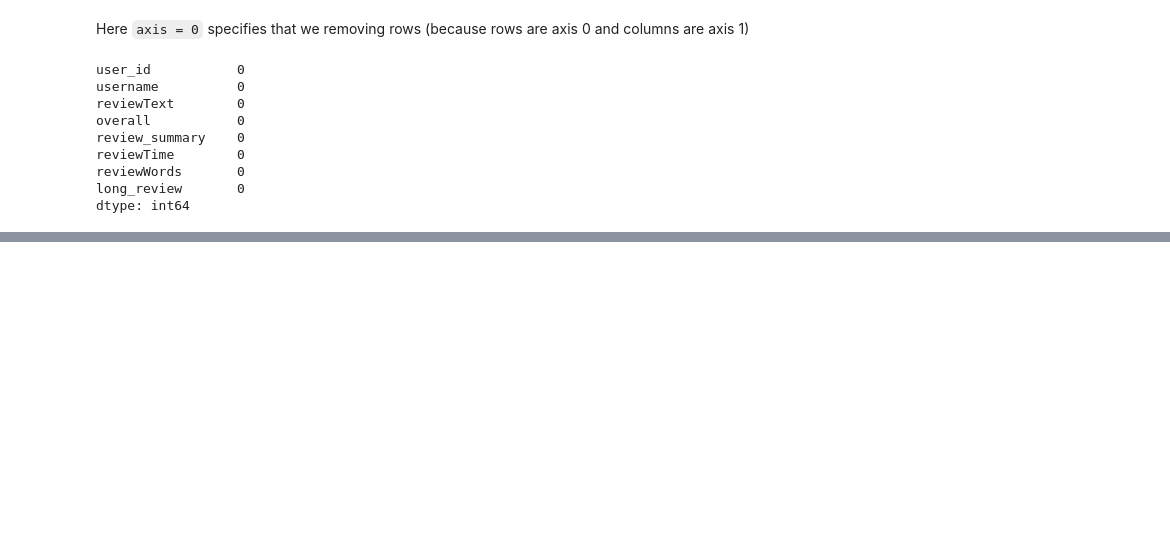
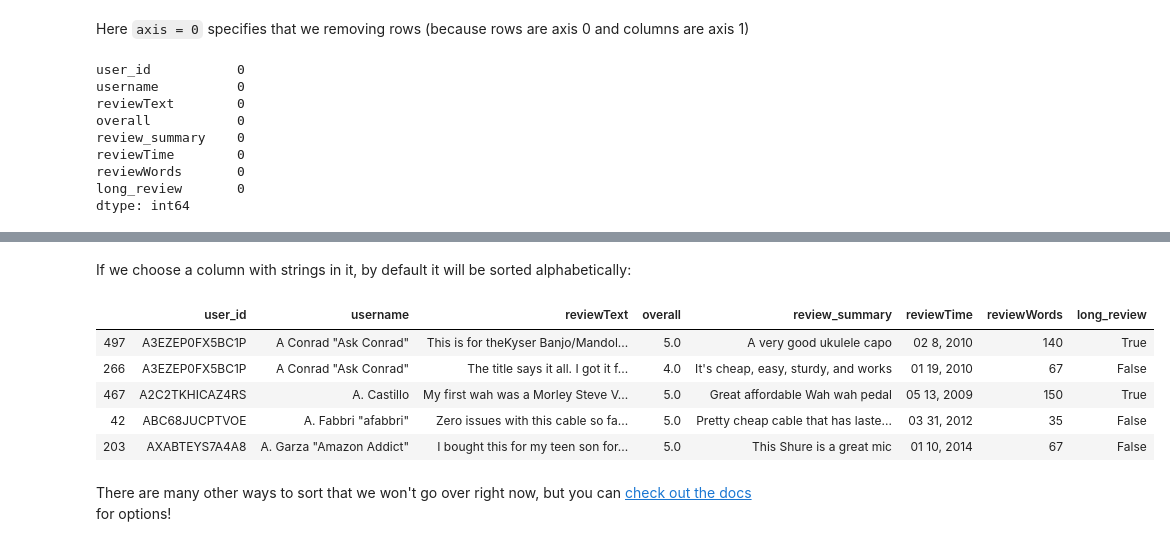
Before and after one commit to Justice-Through-Code/fall_2020, a Jupyter notebook: lessons/jupyter_notebooks/data_cleaning.ipynb, the cells around one changed output, grey strips where cells are left out. Cells and saved outputs as stored; diff of their text form; code cells hidden in the pictures; blank space fills up the shorter version.

Commit message:
work on data cleaning challenge

```diff
--- a/lessons/jupyter_notebooks/data_cleaning.ipynb
+++ b/lessons/jupyter_notebooks/data_cleaning.ipynb
@@ -430,0 +465,13 @@ For this challenge in this class, make an awesome python function!
+# %% [markdown]
+If we choose a column with strings in it, by default it will be sorted alphabetically:
+# %%
+reviews.sort_values('username').head()
+# %% [output]
+|  | user_id | username | reviewText | overall | review_summary | reviewTime | reviewWords | long_review |
+| 497 | A3EZEP0FX5BC1P | A Conrad "Ask Conrad" | This is for theKyser Banjo/Mandol... | 5.0 | A very good ukulele capo | 02 8, 2010 | 140 | True |
+| 266 | A3EZEP0FX5BC1P | A Conrad "Ask Conrad" | The title says it all. I got it f... | 4.0 | It's cheap, easy, sturdy, and works | 01 19, 2010 | 67 | False |
+| 467 | A2C2TKHICAZ4RS | A. Castillo | My first wah was a Morley Steve V... | 5.0 | Great affordable Wah wah pedal | 05 13, 2009 | 150 | True |
+| 42 | ABC68JUCPTVOE | A. Fabbri "afabbri" | Zero issues with this cable so fa... | 5.0 | Pretty cheap cable that has laste... | 03 31, 2012 | 35 | False |
+| 203 | AXABTEYS7A4A8 | A. Garza "Amazon Addict" | I bought this for my teen son for... | 5.0 | This Shure is a great mic | 01 10, 2014 | 67 | False |
+# %% [markdown]
+There are many other ways to sort that we won't go over right now, but you can [check out the docs](https://pandas.pydata.org/pandas-docs/stable/reference/api/pandas.DataFrame.sort_values.html) for options!
```
Also changed, not shown: parts of 22 cells of this notebook, 3 other files.
